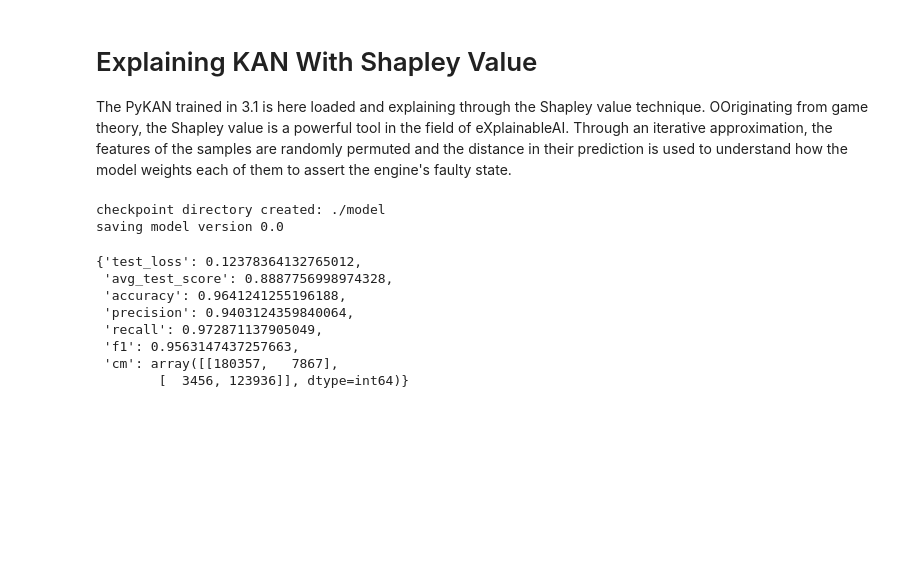
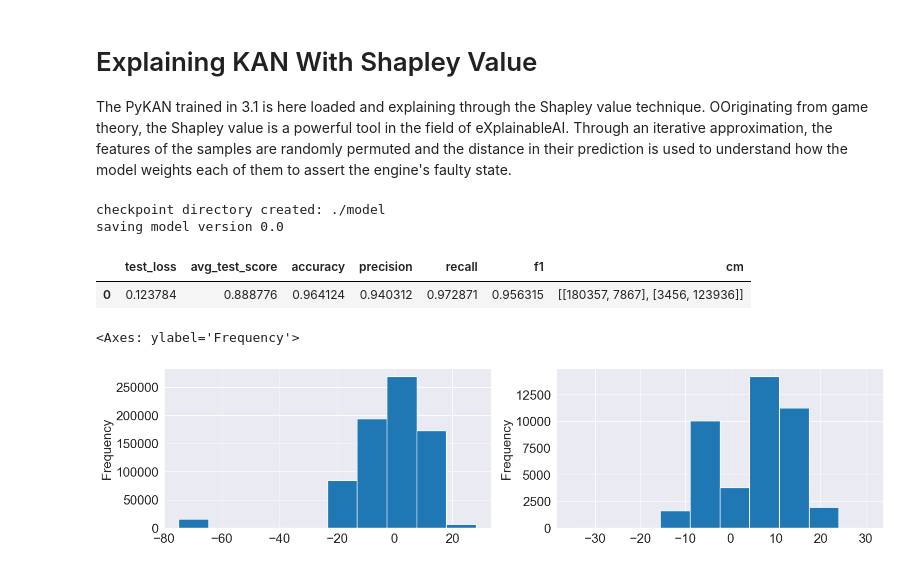
Before and after one commit to MrPio/PHM_North_America_2024_Challenge, a Jupyter notebook: 3-fault_detection/3.3-Explaining_KAN_With_Shapley_Value.ipynb, the cells around one changed output. Cells and saved outputs as stored; diff of their text form; code cells hidden in the pictures; blank space fills up the shorter version.

```diff
--- a/3-fault_detection/3.3-Explaining_KAN_With_Shapley_Value.ipynb
+++ b/3-fault_detection/3.3-Explaining_KAN_With_Shapley_Value.ipynb
@@ -19,10 +16,12 @@ The PyKAN trained in 3.1 is here loaded and explaining through the Shapley value
 OOriginating from game theory, the Shapley value is a powerful tool in the field of eXplainableAI. Through an iterative approximation, the features of the samples are randomly permuted and the distance in their prediction is used to understand how the model weights each of them to assert the engine's faulty state.
 # %%
 # 1s
-df_x, df_y = read_dataset(stage='classification')
+train_x, train_y = read_dataset(stage='classification')
+test_x = read_dataset(stage='classification', testset=True)
 
 # Load the means and standard deviations of the train set used to train the model
 norm = pd.read_csv('results/one_time_train_norm.csv').iloc[0]
-means = norm[[f'{col}_mean' for col in df_x.columns]].values
-stds = norm[[f'{col}_std' for col in df_x.columns]].values
+means = norm[[f'{col}_mean' for col in train_x.columns]].values
+stds = norm[[f'{col}_std' for col in train_x.columns]].values
+means, stds = torch.tensor(means, dtype=torch.float32), torch.tensor(stds, dtype=torch.float32)
 # %%
@@ -36,17 +37,22 @@ saving model version 0.0
 # %%
 # 2s
 pyKAN.load('fault_detection')
-_, _, testset, _ = split_dataset(df_x, df_y['faulty'], train_ratio=0.15, standardize_y=False, max=1, seed=1)
-pyKAN.test(testset)
+_, _, testset, _ = split_dataset(train_x, train_y['faulty'], train_ratio=0.15, standardize_y=False, max=1, seed=1)
+metrics = pyKAN.test(testset)
+assert metrics['avg_test_score'] > 0.8
+pd.DataFrame([metrics])
 # %% [output]
-{'test_loss': 0.12378364132765012,
- 'avg_test_score': 0.8887756998974328,
- 'accuracy': 0.9641241255196188,
- 'precision': 0.9403124359840064,
- 'recall': 0.972871137905049,
- 'f1': 0.9563147437257663,
- 'cm': array([[180357,   7867],
-        [  3456, 123936]], dtype=int64)}
+|  | test_loss | avg_test_score | accuracy | precision | recall | f1 | cm |
+| 0 | 0.123784 | 0.888776 | 0.964124 | 0.940312 | 0.972871 | 0.956315 | [[180357, 7867], [3456, 123936]] |
+# %%
+plt.figure(figsize=(18, 4))
+plt.subplot(121)
+train_x['trq_margin'].plot(kind='hist')
+plt.subplot(122)
+test_x['trq_margin'].plot(kind='hist')
+# %% [output]
+<Axes: ylabel='Frequency'>
+[figure, added]
 # %%
 def explain_with_shap(tag: str, dataset, samples=1000):
     def model_predict(x):
```
Also changed, not shown: parts of 8 cells of this notebook, 21 other files.
